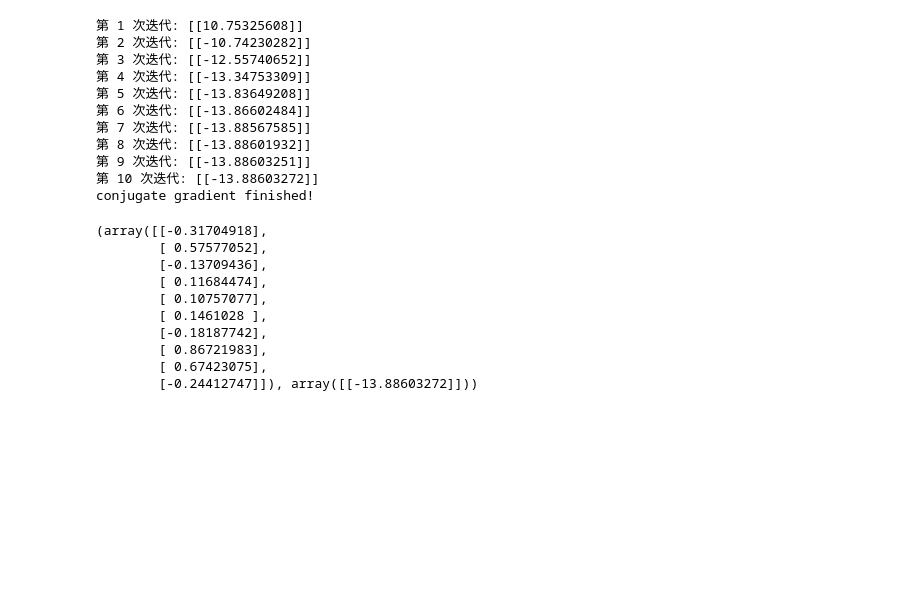
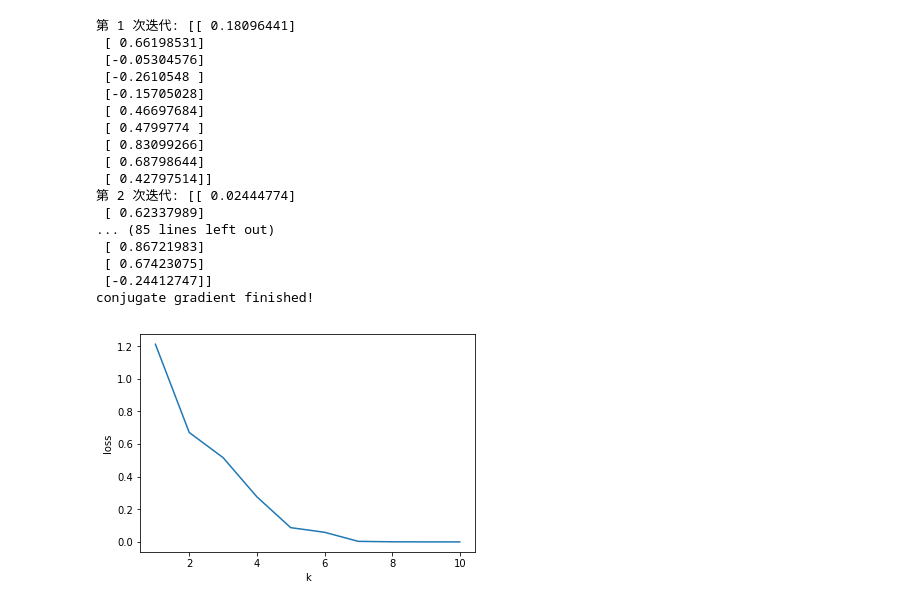
Before and after one commit to MisaYan/Once_Code, a Jupyter notebook: 三种方法求解10阶二次型问题.ipynb, the cells around one changed output. Cells and saved outputs as stored; diff of their text form; code cells hidden in the pictures; blank space fills up the shorter version.

```diff
--- a/三种方法求解10阶二次型问题.ipynb
+++ b/三种方法求解10阶二次型问题.ipynb
@@ -5,70 +5,77 @@ import matplotlib.pyplot as plt
 
 
 def ConjugateGradient(A, x, b):
+    global k_all, x_all
+
     k = 0
     r = b - np.dot(A,x)
     d = r
-
+    k_all = []
+    x_all = []
     while True:
         k+=1
         alpha = np.linalg.norm(r)**2 / np.vdot(np.dot(A,d),d)
         x = x + alpha * d
         old_r = r
         r = b - np.dot(A,x)
         f = 1/2 * np.dot(np.dot(x.T,A),x) - np.dot(b.T, x)
-        print("第",k,"次迭代:",f)
+        print("第",k,"次迭代:",x)
+        k_all.append(k)
+        x_all.append(x)
+
         if np.linalg.norm(r) < 1e-6:
-
             print("conjugate gradient finished!")
-
-            return x,f
+            return x
 
         else:
             beta = np.linalg.norm(r)**2/np.linalg.norm(old_r)**2
             d = r + beta * d
-
-
-
 
 
 A = np.array([[ 56,   5,  -2,  12,   9,  -5, -10,  11,   1, -12],
            [  5,  58,  -1,  10,   3, -11,  -4, -16, -17,   5],
            [ -2,  -1,  67,   9,  10,  -4,  -6,   6,   6,  -1],
            [ 12,  10,   9,  37,  22,   9,  15,  -1,   1, -9],
            [  9,   3,  10,  22,  64,  -8,  -4, -11,   3,   0],
            [ -5, -11,  -4,   9,  -8,  62,   4,   9,  -5,  -1],
            [-10,  -4,  -6,  15,  -4,   4,  43,   4,   3,  -3],
            [ 11, -16,   6,  -1, -11,   9,   4,  43, -16,  -3],
            [  1, -17,   6,   1,   3,  -5,   3, -16,  61,   2],
            [-12,   5,  -1,  -9,   0,  -1,  -3,  -3,   2,  57]])
 
 x = np.array([[1,1,1,1,1,1,1,1,1,1]]).T
+b = np.array([[2, 6, 3, 8, -1, 9, 2, 13, 15,-9]]).T
+ConjugateGradient(A, x, b)
 
-b = np.array([[2, 6, 3, 8, -1, 9, 2, 13, 15,-9]]).T
+loss_all = []
 
-ConjugateGradient(A, x, b)
+for x in x_all:
+    loss = np.linalg.norm(x - x_all[-1])
+    loss_all.append(loss)
+
+plt.plot(k_all, loss_all)
+plt.xlabel("k")
+plt.ylabel("loss")
+plt.savefig('ConjugateGradient.png')
 # %% [output]
-第 1 次迭代: [[10.75325608]]
-第 2 次迭代: [[-10.74230282]]
-第 3 次迭代: [[-12.55740652]]
-第 4 次迭代: [[-13.34753309]]
-第 5 次迭代: [[-13.83649208]]
-第 6 次迭代: [[-13.86602484]]
-第 7 次迭代: [[-13.88567585]]
-第 8 次迭代: [[-13.88601932]]
-第 9 次迭代: [[-13.88603251]]
-第 10 次迭代: [[-13.88603272]]
+第 1 次迭代: [[ 0.18096441]
+ [ 0.66198531]
+ [-0.05304576]
+ [-0.2610548 ]
+ [-0.15705028]
+ [ 0.46697684]
+ [ 0.4799774 ]
+ [ 0.83099266]
+ [ 0.68798644]
+ [ 0.42797514]]
+第 2 次迭代: [[ 0.02444774]
+ [ 0.62337989]
+... (85 lines left out)
+ [ 0.86721983]
+ [ 0.67423075]
+ [-0.24412747]]
 conjugate gradient finished!
-(array([[-0.31704918],
-        [ 0.57577052],
-        [-0.13709436],
-        [ 0.11684474],
-        [ 0.10757077],
-        [ 0.1461028 ],
-        [-0.18187742],
-        [ 0.86721983],
-        [ 0.67423075],
-        [-0.24412747]]), array([[-13.88603272]]))
+[figure, added]
 # %%
 #最速下降法
 import numpy as np
```
Also changed, not shown: parts of 2 cells of this notebook, 3 other files.
